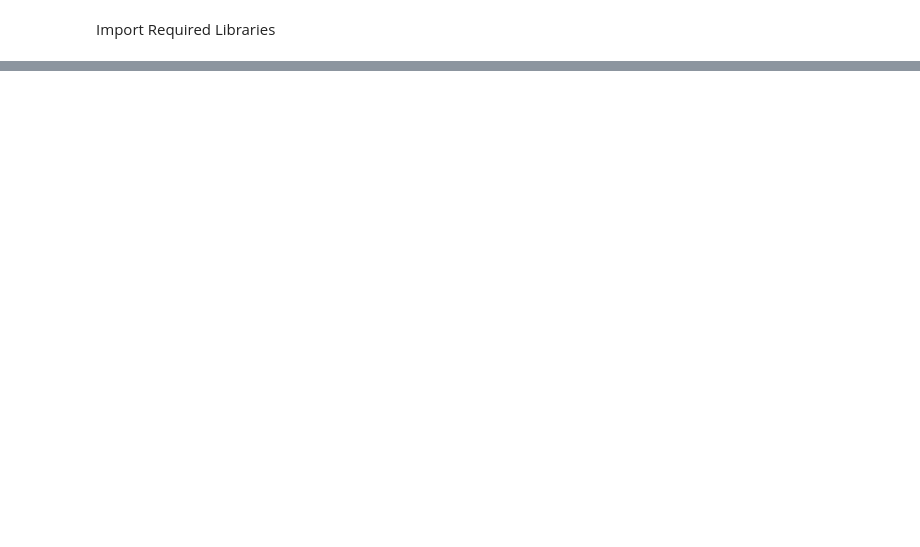
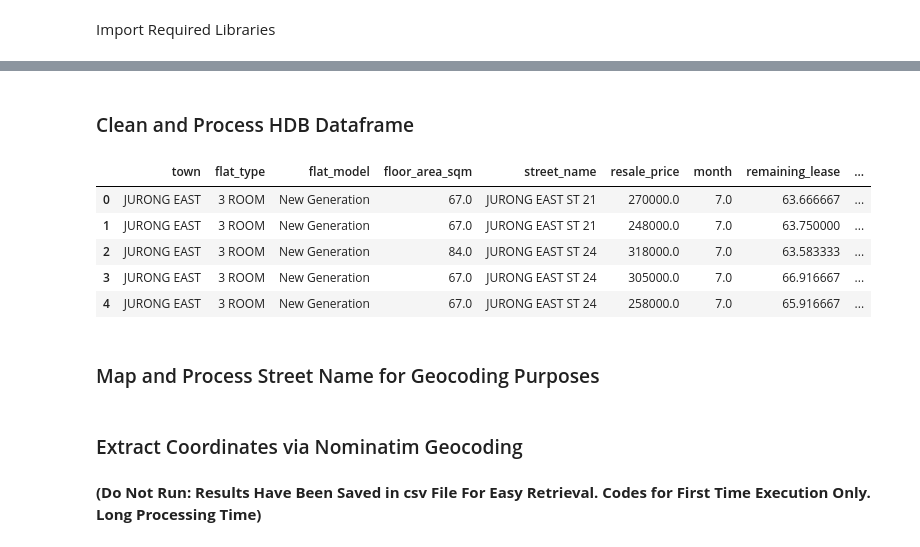
Before and after one commit to sciai-ai/HDB_Flat_Resale_Price_Prediction, a Jupyter notebook: Capstone Project Notebook.ipynb, the cells around one changed output, grey strips where cells are left out. Drawn from its saved outputs; the diff is of its cells as text; code cells hidden in the pictures; blank space fills up the shorter version.

```diff
--- a/Capstone Project Notebook.ipynb
+++ b/Capstone Project Notebook.ipynb
@@ -15,0 +45,38 @@ Hello Capstone Project Course!
+# %% [markdown]
+### Clean and Process HDB Dataframe
+# %%
+# Format column names
+df_hdb.rename(columns = {'_id':'id'}, inplace = True)
+
+# Format columns 'floor_area_sqm' and 'resale_price' to float
+df_hdb[['floor_area_sqm', 'resale_price']] = df_hdb[['floor_area_sqm', 'resale_price']].astype(float)
+
+# Split column 'month' to 'year' and 'month'
+df_hdb['year'] = df_hdb['month'].str[0:4].astype(float)
+df_hdb['month'] = df_hdb['month'].str[5:7].astype(float)
+
+# Format column 'year' and 'lease_commencement_date' to integer
+df_hdb[['year', 'lease_commence_date']] = df_hdb[['year', 'lease_commence_date']].astype(int)
+
+# Convert 'remaining lease' into float
+df_hdb['remaining_years'] = df_hdb['remaining_lease'].str[:2].astype(int)
+df_hdb['remaining_months'] = df_hdb['remaining_lease'].str[9:11].apply(lambda x: pd.to_numeric(x, errors = 'coerce'))
+df_hdb.loc[df_hdb['remaining_months'].isna(), 'remaining_months'] = 0
+df_hdb['remaining_lease'] = df_hdb['remaining_years'] + (df_hdb['remaining_months']/12)
+
+# Derive 'price_sqm'
+df_hdb['price_sqm'] = df_hdb['resale_price']/df_hdb['floor_area_sqm']
+
+# Drop extra columns
+df_hdb.drop(['remaining_years', 'remaining_months'], axis = 1, inplace = True)
+
+df_hdb.head()
+# %% [output]
+|  | town | flat_type | flat_model | floor_area_sqm | street_name | resale_price | month | remaining_lease | ... |
+| 0 | JURONG EAST | 3 ROOM | New Generation | 67.0 | JURONG EAST ST 21 | 270000.0 | 7.0 | 63.666667 | ... |
+| 1 | JURONG EAST | 3 ROOM | New Generation | 67.0 | JURONG EAST ST 21 | 248000.0 | 7.0 | 63.750000 | ... |
+| 2 | JURONG EAST | 3 ROOM | New Generation | 84.0 | JURONG EAST ST 24 | 318000.0 | 7.0 | 63.583333 | ... |
+| 3 | JURONG EAST | 3 ROOM | New Generation | 67.0 | JURONG EAST ST 24 | 305000.0 | 7.0 | 66.916667 | ... |
+| 4 | JURONG EAST | 3 ROOM | New Generation | 67.0 | JURONG EAST ST 24 | 258000.0 | 7.0 | 65.916667 | ... |
+# %% [markdown]
+### Map and Process Street Name for Geocoding Purposes
@@ -15,0 +99,4 @@ Hello Capstone Project Course!
+# %% [markdown]
+### Extract Coordinates via Nominatim Geocoding
+# %% [markdown]
+**(Do Not Run: Results Have Been Saved in csv File For Easy Retrieval. Codes for First Time Execution Only. Long Processing Time)**
```
Also changed, not shown: parts of 82 cells of this notebook.
